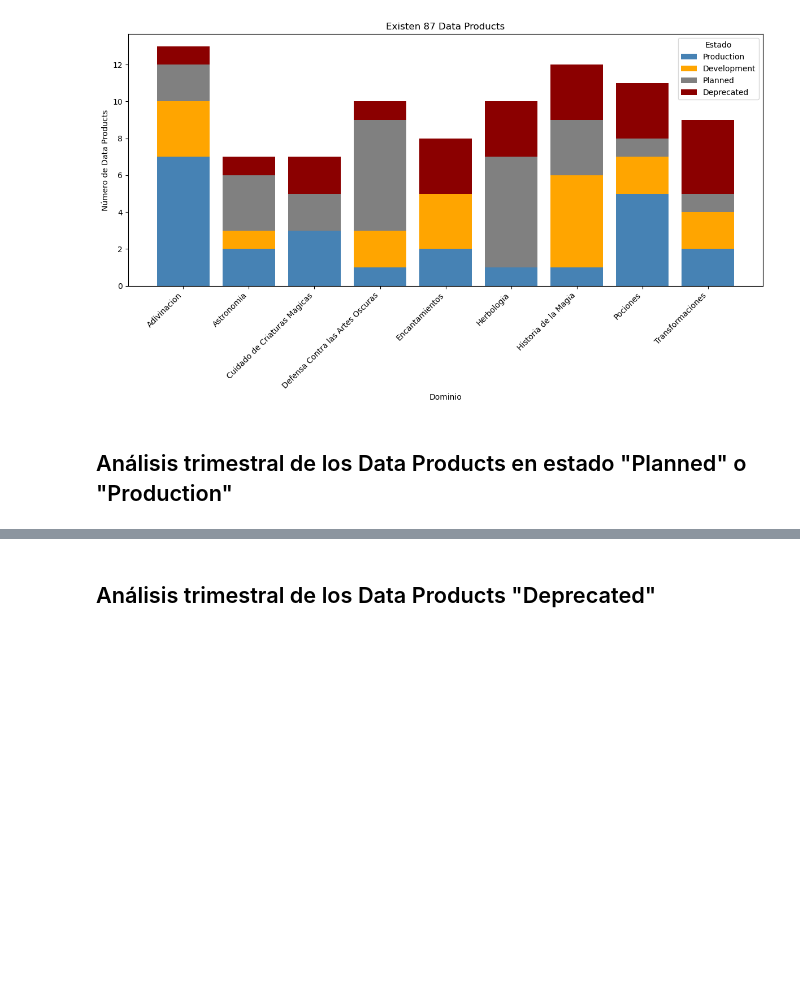
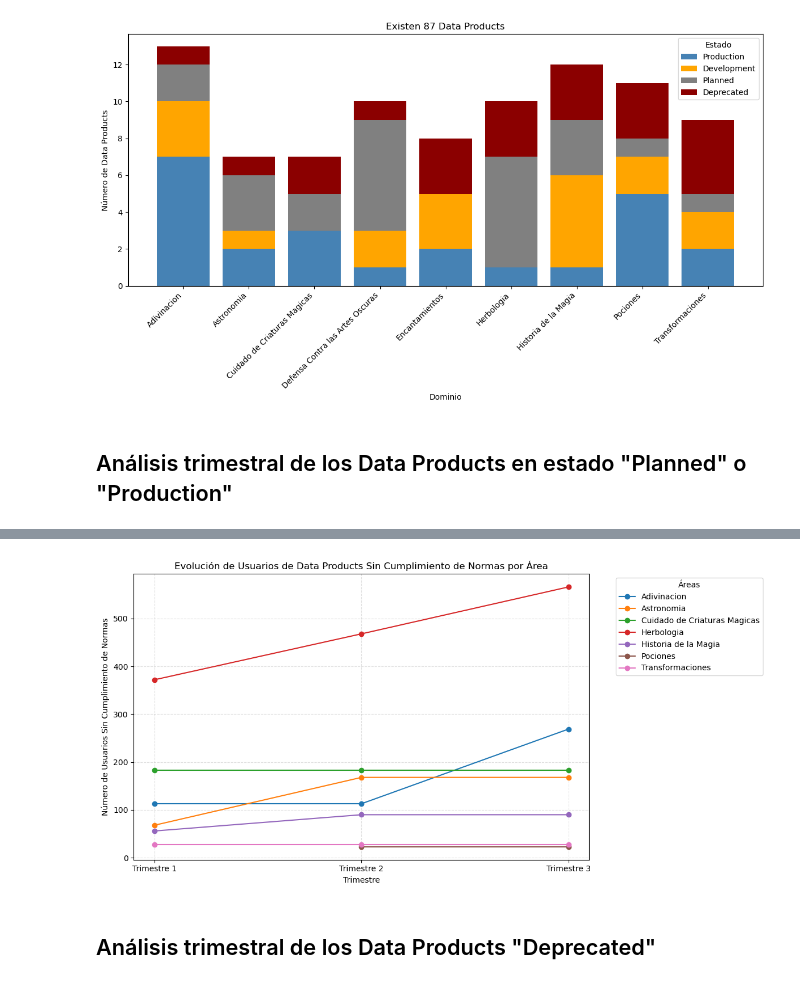
Before and after one commit to marquito3012/Master, a Jupyter notebook: Programación y entorno de trabajo para la IA/actividad1/actividad1.ipynb, the cells around one changed output, grey strips where cells are left out. Cells and saved outputs as stored; diff of their text form; code cells hidden in the pictures; blank space fills up the shorter version.

```diff
--- a/Programación y entorno de trabajo para la IA/actividad1/actividad1.ipynb
+++ b/Programación y entorno de trabajo para la IA/actividad1/actividad1.ipynb
@@ -545,3 +587,28 @@ plt.show()
+# %%
+trimestres_no_normas_compliance_por_area = pd.DataFrame({
+    'Trimestre 1': trimestre1_planned_o_production_no_normas_compliance,
+    'Trimestre 2': trimestre2_planned_o_production_no_normas_compliance,
+    'Trimestre 3': trimestre3_planned_o_production_no_normas_compliance
+})
+
+trimestres_no_normas_compliance_por_area.sort_index()
+
+colors = plt.cm.tab10(range(len(trimestres_no_normas_compliance_por_area.index)))
+
+plt.figure(figsize=(12, 6))
+
+for area, color in zip(trimestres_no_normas_compliance_por_area.index, colors):
+    plt.plot(trimestres_no_normas_compliance_por_area.columns, trimestres_no_normas_compliance_por_area.loc[area], marker='o', label=area, color=color)
+
+plt.title('Evolución de Usuarios de Data Products Sin Cumplimiento de Normas por Área')
+plt.xlabel('Trimestre')
+plt.ylabel('Número de Usuarios Sin Cumplimiento de Normas')
+plt.grid(True, linestyle='--', alpha=0.4)
+plt.legend(title="Áreas", bbox_to_anchor=(1.05, 1), loc='upper left')
+plt.tight_layout()
+plt.show()
+# %% [output]
+[figure, added]
 # %% [markdown]
 ## Análisis trimestral de los Data Products "Deprecated"
 # %% [markdown]
```
Also changed, not shown: parts of 3 cells of this notebook.
